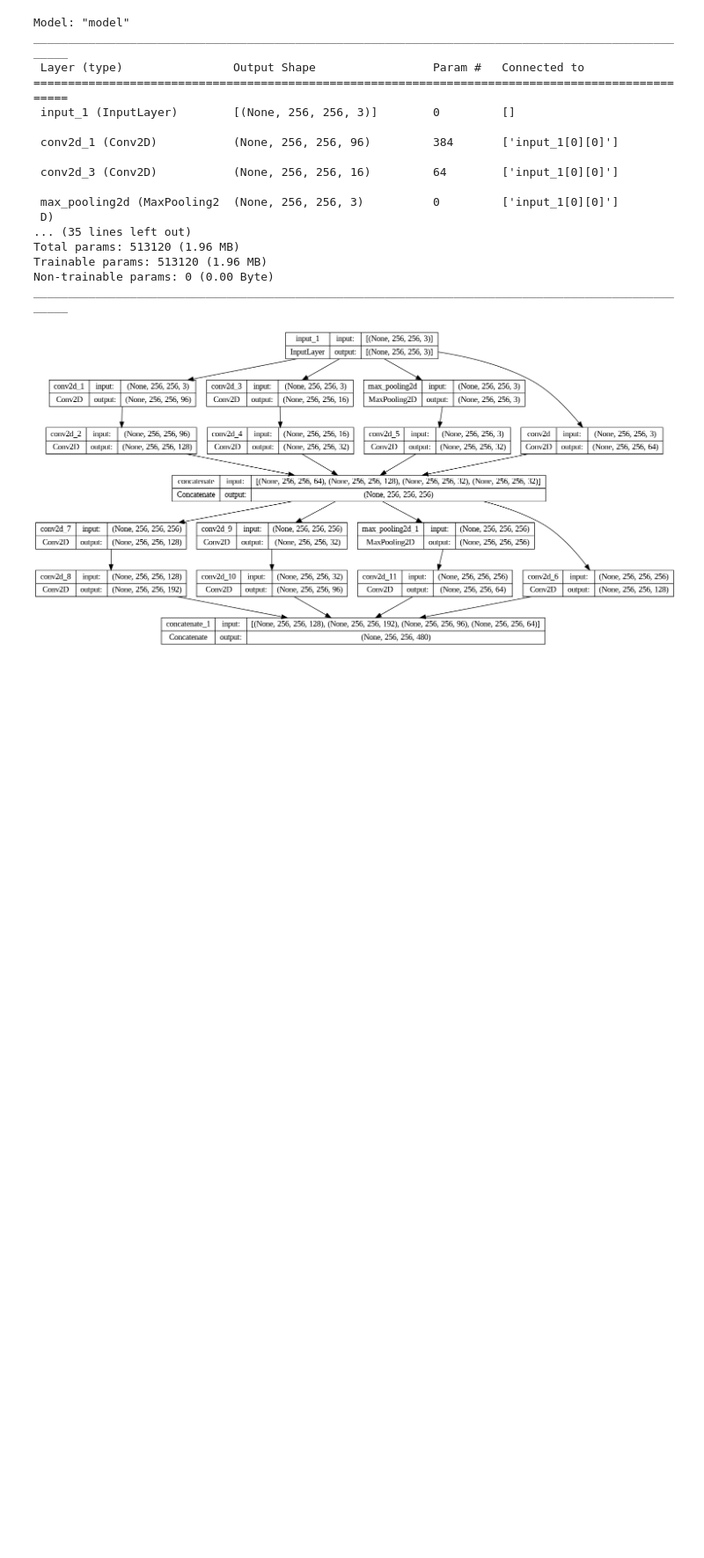
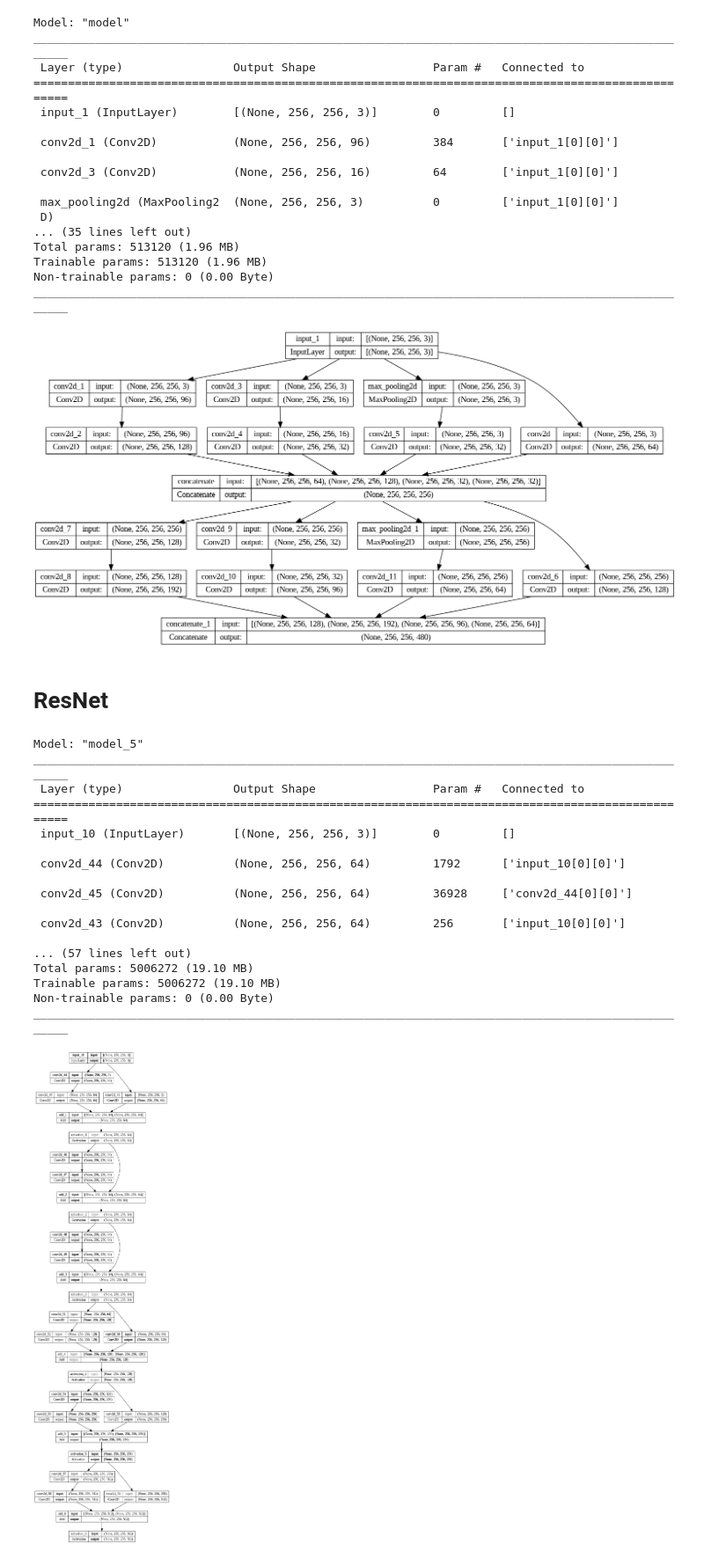
Before and after one commit to pykhaleda/Applied-Deep-Learning-iti, a Jupyter notebook: CNNtheriticalPlusPractical.ipynb, the cells around one changed output. Shown at 88% size. Drawn from its saved outputs; the diff is of its cells as text; code cells hidden in the pictures; blank space fills up the shorter version.

```diff
--- a/CNNtheriticalPlusPractical.ipynb
+++ b/CNNtheriticalPlusPractical.ipynb
@@ -521,3 +521,50 @@ Trainable params: 513120 (1.96 MB)
 Non-trainable params: 0 (0.00 Byte)
 __________________________________________________________________________________________________
 [figure]
+# %% [markdown]
+# ResNet
+# %%
+from keras.models import Model
+from keras.layers import Conv2D, Input , Activation, Add, MaxPooling2D
+from keras.utils import plot_model
+## block
+def residual_module(layer_in, n_filters):
+  merge_input = layer_in
+  if layer_in.shape[-1] != n_filters:
+    merge_input = Conv2D(n_filters, kernel_size=(1,1), padding='same', activation='relu', kernel_initializer='he_normal')(layer_in)
+
+  conv1 = Conv2D(n_filters, kernel_size=(3,3), padding='same', activation='relu', kernel_initializer='he_normal')(layer_in)
+  conv2 = Conv2D(n_filters, kernel_size=(3,3), padding='same', activation='linear', kernel_initializer='he_normal')(conv1)
+  layer_out = Add()([conv2, merge_input])
+  layer_out = Activation('relu')(layer_out)
+  return layer_out
+#-------------
+visible = Input(shape=(256, 256, 3))
+layer = residual_module(visible, 64)
+layer = residual_module(layer, 64)
+layer = residual_module(layer, 64)
+layer = residual_module(layer, 128)
+layer = residual_module(layer, 256)
+layer = residual_module(layer, 512)
+model = Model(inputs=visible, outputs=layer)
+model.summary()
+plot_model(model, show_shapes=True, to_file='residual_module.png')
+# %% [output]
+Model: "model_5"
+__________________________________________________________________________________________________
+ Layer (type)                Output Shape                 Param #   Connected to
+==================================================================================================
+ input_10 (InputLayer)       [(None, 256, 256, 3)]        0         []
+
+ conv2d_44 (Conv2D)          (None, 256, 256, 64)         1792      ['input_10[0][0]']
+
+ conv2d_45 (Conv2D)          (None, 256, 256, 64)         36928     ['conv2d_44[0][0]']
+
+ conv2d_43 (Conv2D)          (None, 256, 256, 64)         256       ['input_10[0][0]']
+
+... (57 lines left out)
+Total params: 5006272 (19.10 MB)
+Trainable params: 5006272 (19.10 MB)
+Non-trainable params: 0 (0.00 Byte)
+__________________________________________________________________________________________________
+[figure, added]
```
Also changed, not shown: parts of 4 cells of this notebook.
